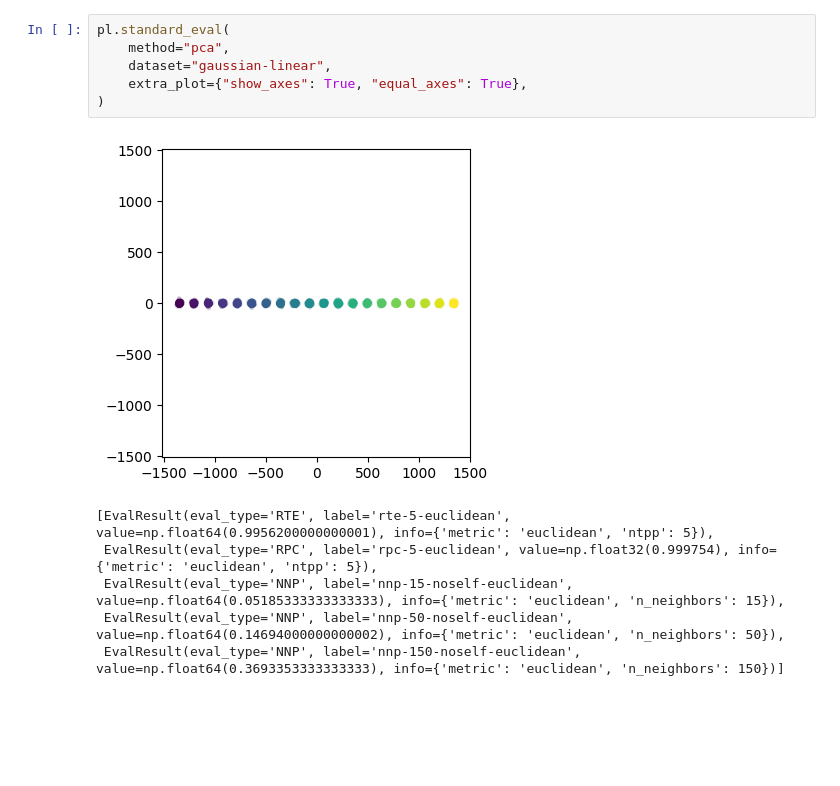
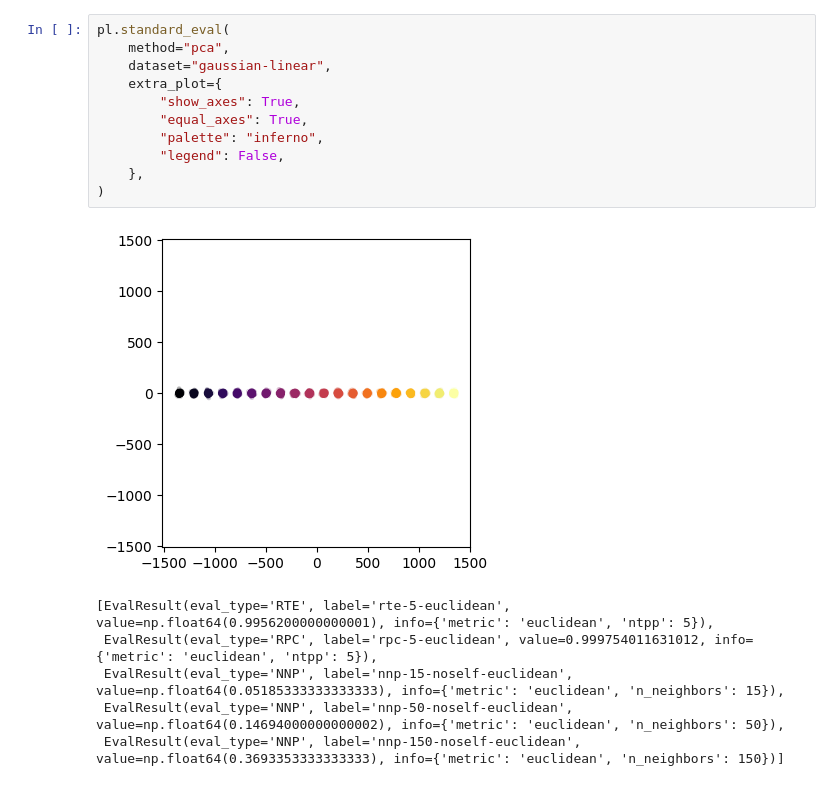
Before and after one commit to jlmelville/drnb, a Jupyter notebook: notebooks/plot-options.ipynb, the cells around one changed output. Saved outputs shown, nothing was run; the diff lists cells and outputs as text; blank space fills up the shorter version.

Commit message:
More plot option details

```diff
--- a/notebooks/plot-options.ipynb
+++ b/notebooks/plot-options.ipynb
@@ -62,13 +168,18 @@ this is not an issue in practice.
 # %%
 pl.standard_eval(
     method="pca",
     dataset="gaussian-linear",
-    extra_plot={"show_axes": True, "equal_axes": True},
+    extra_plot={
+        "show_axes": True,
+        "equal_axes": True,
+        "palette": "inferno",
+        "legend": False,
+    },
 )
 # %% [output]
-[figure, old version]
+[figure, new version]
 [EvalResult(eval_type='RTE', label='rte-5-euclidean', value=np.float64(0.9956200000000001), info={'metric': 'euclidean', 'ntpp': 5}),
- EvalResult(eval_type='RPC', label='rpc-5-euclidean', value=np.float32(0.999754), info={'metric': 'euclidean', 'ntpp': 5}),
+ EvalResult(eval_type='RPC', label='rpc-5-euclidean', value=0.999754011631012, info={'metric': 'euclidean', 'ntpp': 5}),
  EvalResult(eval_type='NNP', label='nnp-15-noself-euclidean', value=np.float64(0.05185333333333333), info={'metric': 'euclidean', 'n_neighbors': 15}),
  EvalResult(eval_type='NNP', label='nnp-50-noself-euclidean', value=np.float64(0.14694000000000002), info={'metric': 'euclidean', 'n_neighbors': 50}),
  EvalResult(eval_type='NNP', label='nnp-150-noself-euclidean', value=np.float64(0.3693353333333333), info={'metric': 'euclidean', 'n_neighbors': 150})]
```
Also changed, not shown: parts of 17 cells of this notebook.
